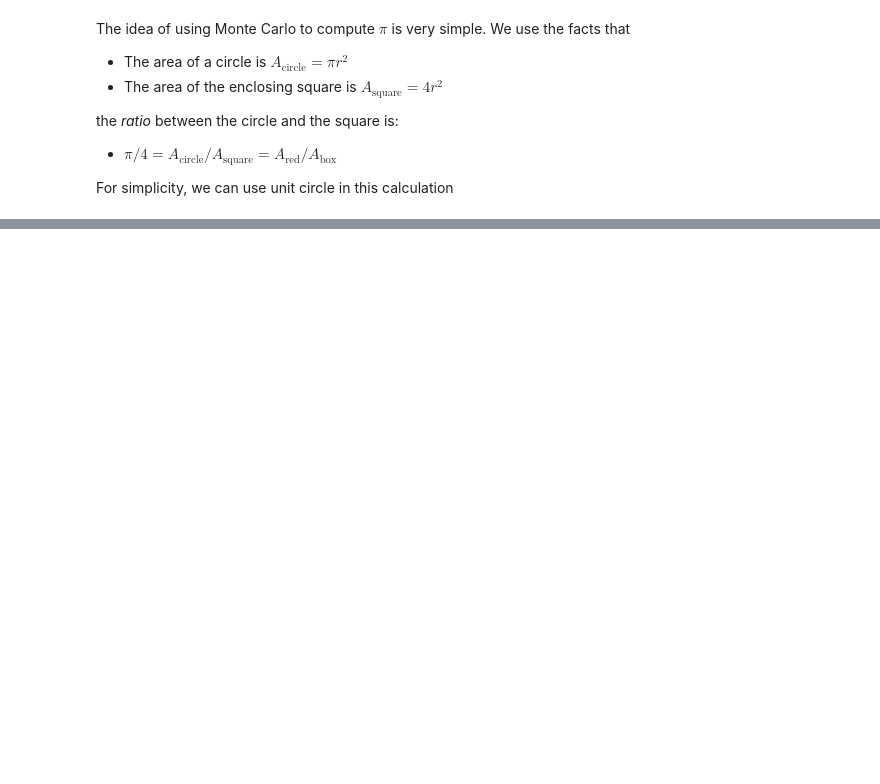
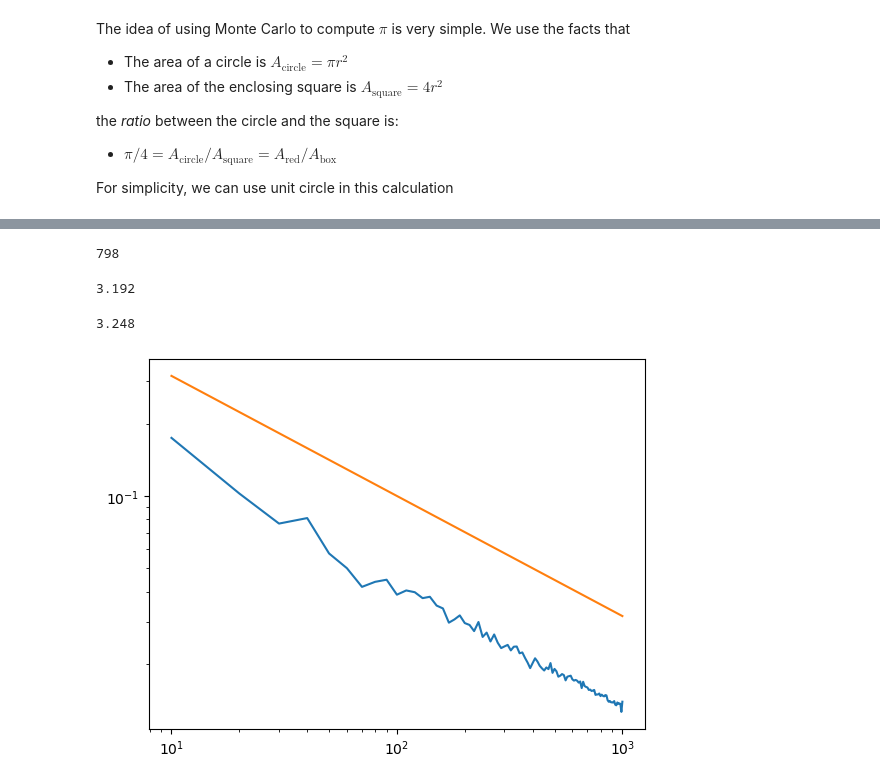
Before and after one commit to ramadithya1771/phys105-code, a Jupyter notebook: 07/assignment.ipynb, the cells around one changed output, grey strips where cells are left out. Cells and saved outputs as stored; diff of their text form; code cells hidden in the pictures; blank space fills up the shorter version.

```diff
--- a/07/assignment.ipynb
+++ b/07/assignment.ipynb
@@ -50,7 +56,10 @@ print(x,y)
 # Step 3 (assignment). Check if a point is in the quarter circle
 
 def inside(x, y):
-    return # ~~~~~~~~~~~~~~~~ # how can you check if the point (x, y)
+    return x**2 + y**2 <= 1
+
+
+    # ~~~~~~~~~~~~~~~~ # how can you check if the point (x, y)
                               # falls inside a unit circle?
 # %%
 # Step 4 (assignment). Count the number of points inside the quarter circle
@@ -58,18 +67,26 @@ def inside(x, y):
 n_sample = 1000
 n_inside = 0
 for i in range(n_sample):
+    point = random_point()
+    x , y = point
+    if inside(x,y):
+        n_inside += 1
     # Hints: first create a random point using your random_point() function.
     # And then check if your random point is inside the quarter circle using
     # your inside() function.  Add one to n_inside if the point is inside.
     # ~~~~~~~~~~~~~~~~
 
 print(n_inside)
+# %% [output]
+798
 # %%
-# Step 5. Compute the approximation of pi based on n_insie and n_sample
+# Step 5. Compute the approximation of pi based on n_inside and n_sample
 
 mypi = n_inside/n_sample # what formula did we derive to approximate pi?
 
-print(mypi)
+print(4*mypi)
+# %% [output]
+3.192
 # %%
 # Step 6 (assignment). Put steps 4 and 5 into a single function.
 #
@@ -78,26 +95,29 @@ print(mypi)
 # get the result
 
 def montecarlo_pi(n_sample=1000):
-    n_inside = 0
-    # ~~~~~~~~~~~~~~~~        # Hint: Step 4
-    return # ~~~~~~~~~~~~~~~~ # Hint: Step 5
+    n_inside = sum(1 for _ in range(n_sample) if inside(*random_point()))
+    return 4 * n_inside / n_sample# ~~~~~~~~~~~~~~~~ # Hint: Step 5
 
 # You may now call `montecarlo_pi()` to get an approximation of pi
 print(montecarlo_pi())
+# %% [output]
+3.248
 # %%
 # Step 7. Compute how good/bad is montecarlo_pi() to approximate pi
 #
 # We did the same thing in the lecture "montecarlo.ipynb"
 # Basically, we want to plot the error as a function of the numbers of samples
 
-N_sample = [1000 * i for i in range(1, 100+1)]
+N_sample = [10 * i for i in range(1, 100+1)]  # Adjusted range for quicker testing
 
 Error = []
 for n_sample in N_sample:
-    # What is the error of montecarlo_pi()?
-    # Hint: difference between mypi and pi.
-    error = # ~~~~~~~~~~~~~~~~
-    Error.append(error)
+    total_error = sum(abs(montecarlo_pi(n_sample) - pi) / pi for i in range(n_sample))
+    Error.append(total_error / n_sample)
 
+# Step 4. Plot Results
 plt.loglog(N_sample, Error)
 plt.loglog(N_sample, [n_sample**(-0.5) for n_sample in N_sample])
+plt.show()
+# %% [output]
+[figure, added]
```
Also changed, not shown: parts of 3 cells of this notebook, 1 other file.
